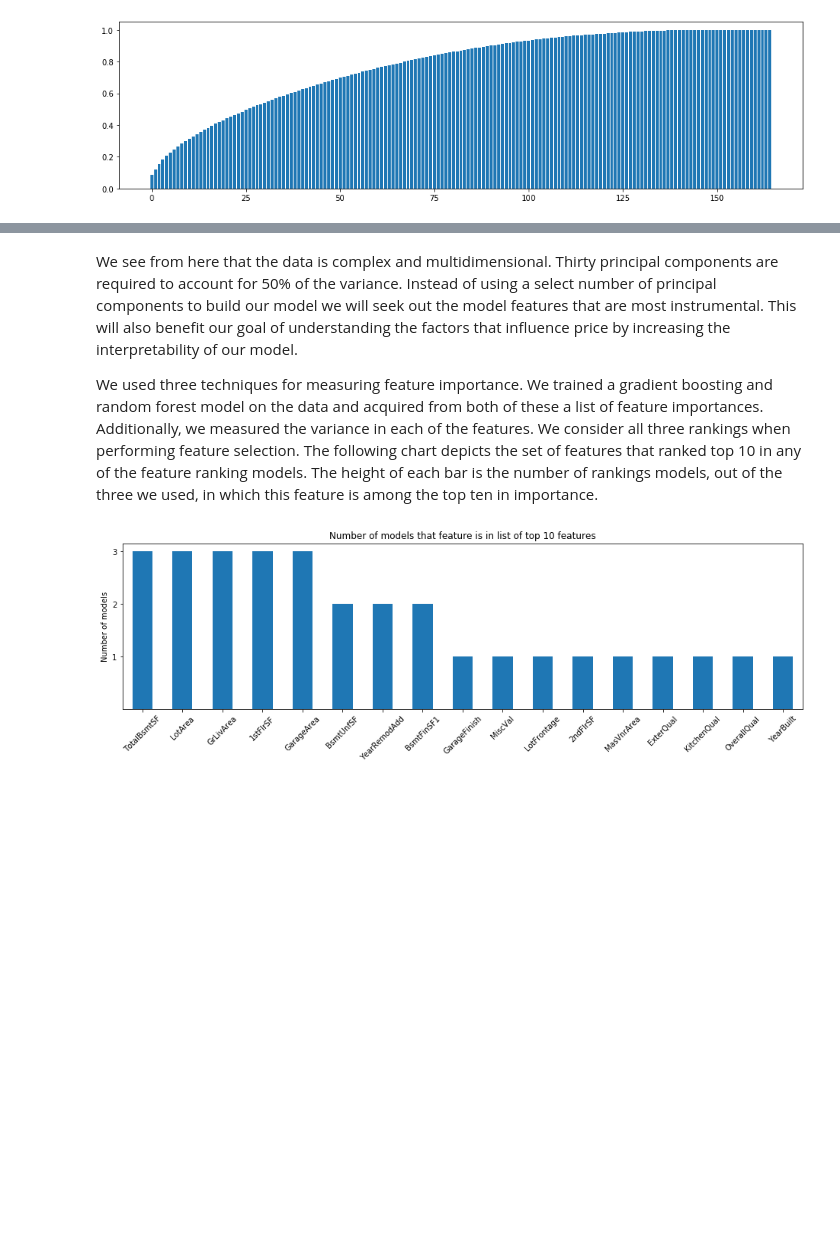
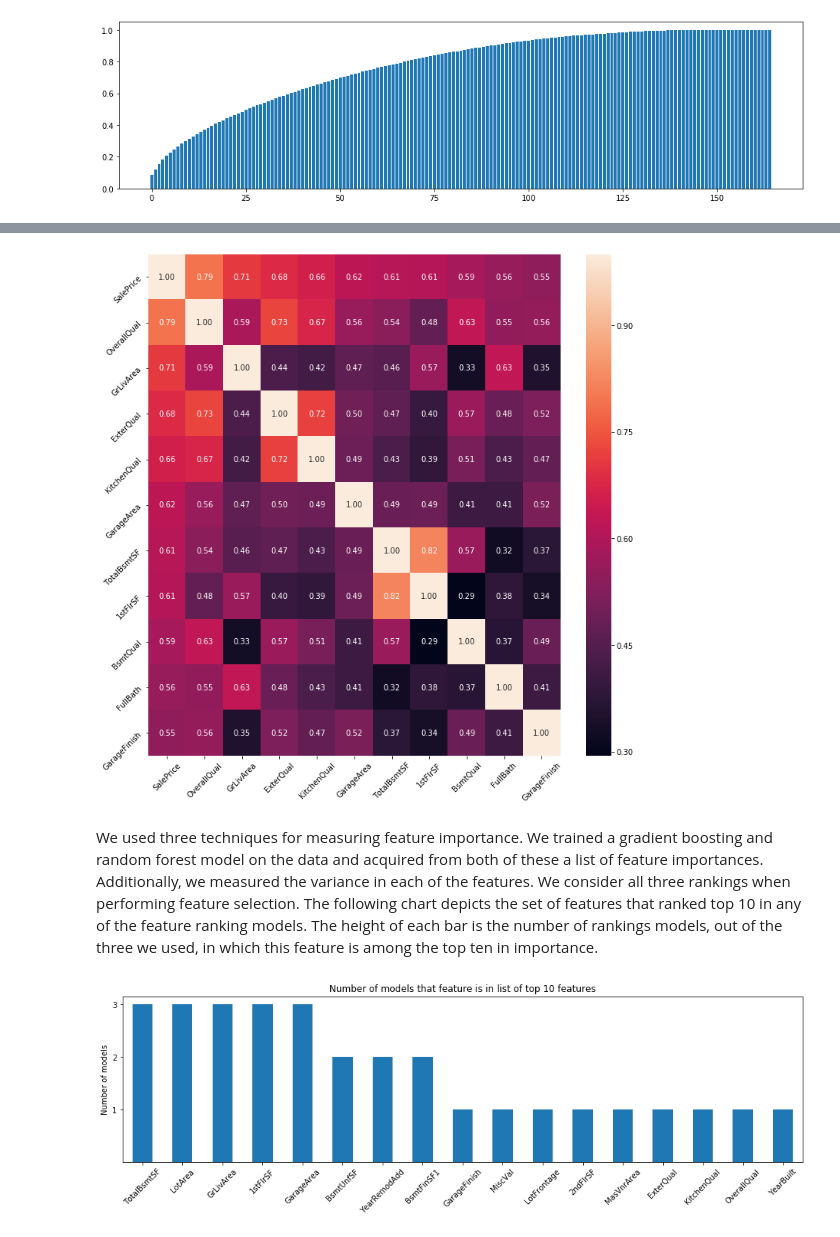
Before and after one commit to samialisayed/MachineLearning-Final-Project, a Jupyter notebook: project.ipynb, the cells around one changed output, grey strips where cells are left out. Saved outputs shown, nothing was run; the diff lists cells and outputs as text; code cells hidden in the pictures; blank space fills up the shorter version.

```diff
--- a/project.ipynb
+++ b/project.ipynb
@@ -122,6 +124,9 @@ graph_cum_variance(X_train, y_train)
+# %%
+from project import top10Heatmap
+top10Heatmap('Numerical_train.csv')
+# %% [output]
+[figure, added]
 # %% [markdown]
-We see from here that the data is complex and multidimensional. Thirty principal components are required to account for 50% of the variance. Instead of using a select number of principal components to build our model we will seek out the model features that are most instrumental. This will also benefit our goal of understanding the factors that influence price by increasing the interpretability of our model.
-
 We used three techniques for measuring feature importance. We trained a gradient boosting and random forest model on the data and acquired from both of these a list of feature importances. Additionally, we measured the variance in each of the features. We consider all three rankings when performing feature selection. The following chart depicts the set of features that ranked top 10 in any of the feature ranking models. The height of each bar is the number of rankings models, out of the three we used, in which this feature is among the top ten in importance.
 # %%
 from project import graph_feature_importances
```
Also changed, not shown: parts of 1 cell of this notebook, 1 other file.
